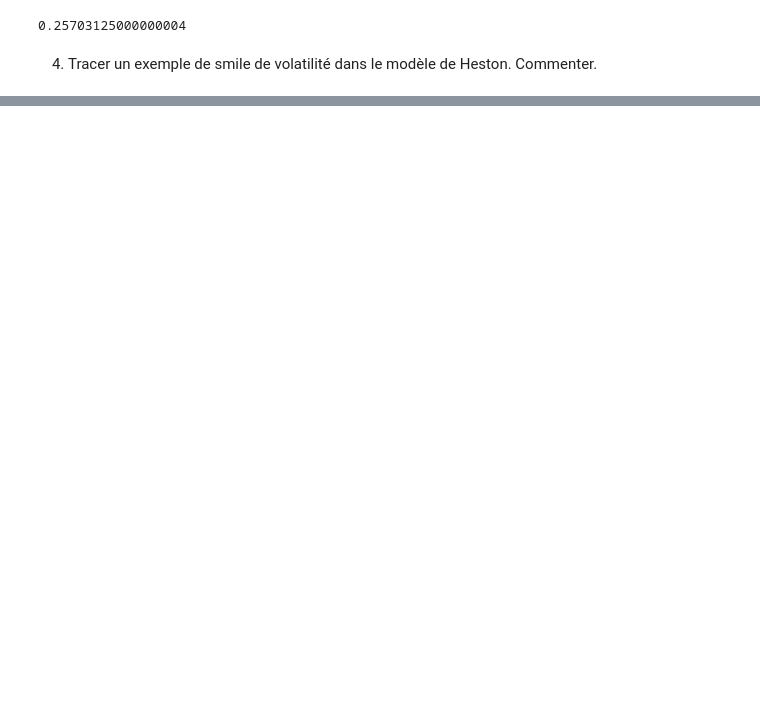
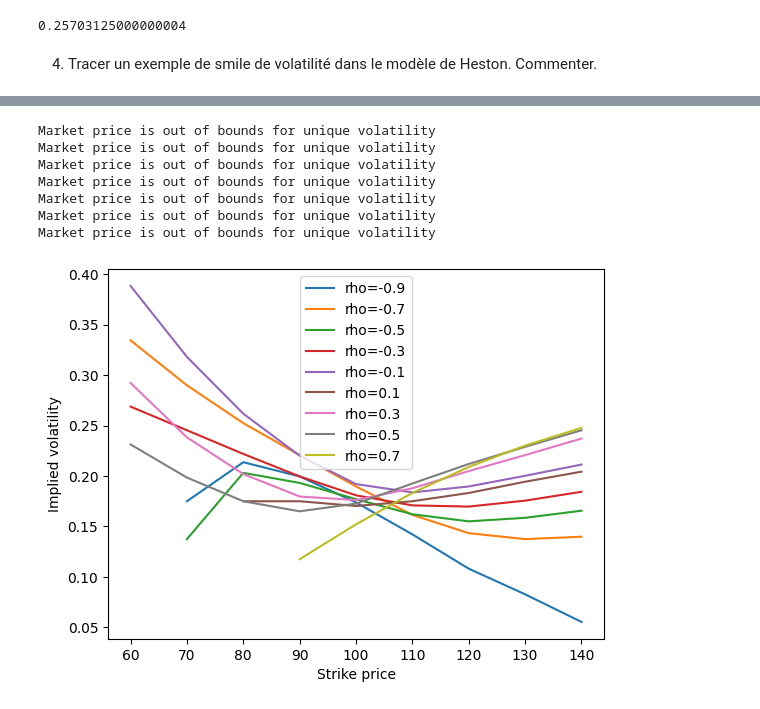
Before and after one commit to kerrianlc/stochastic-proc-fin, a Jupyter notebook: MSF-QV-LC-M.ipynb, the cells around one changed output, grey strips where cells are left out. Cells and saved outputs as stored; diff of their text form; code cells hidden in the pictures; blank space fills up the shorter version.

```diff
--- a/MSF-QV-LC-M.ipynb
+++ b/MSF-QV-LC-M.ipynb
@@ -191,0 +246,24 @@ Nous pouvons observer que plus le strike price est élevé, plus la volatilité
+# %%
+rho_list = [0.1 * x for x in range(-9, 10, 2)]
+l_k = [10*k for k in range(6, 15)]
+for rho_n in rho_list:
+    l_implied_vols_rho = []
+    St = MC_heston(S0, T, r, N, M, v0, v_mean, lmbda, eta, rho_n)
+    for k in l_k:
+        C_heston = MC_call_price(St=St, K=k)
+        k_implied_vol_rho = implied_vol(C_market=C_heston, S0=S0, K=k, T=T, r=r)
+        l_implied_vols_rho.append(k_implied_vol_rho)
+    plt.plot(l_k, l_implied_vols_rho, label=f"rho={round(rho_n, 2)}")
+plt.ylabel("Implied volatility")
+plt.xlabel("Strike price")
+plt.legend()
+plt.show()
+# %% [output]
+Market price is out of bounds for unique volatility
+Market price is out of bounds for unique volatility
+Market price is out of bounds for unique volatility
+Market price is out of bounds for unique volatility
+Market price is out of bounds for unique volatility
+Market price is out of bounds for unique volatility
+Market price is out of bounds for unique volatility
+[figure, added]
```
Also changed, not shown: parts of 11 cells of this notebook.
